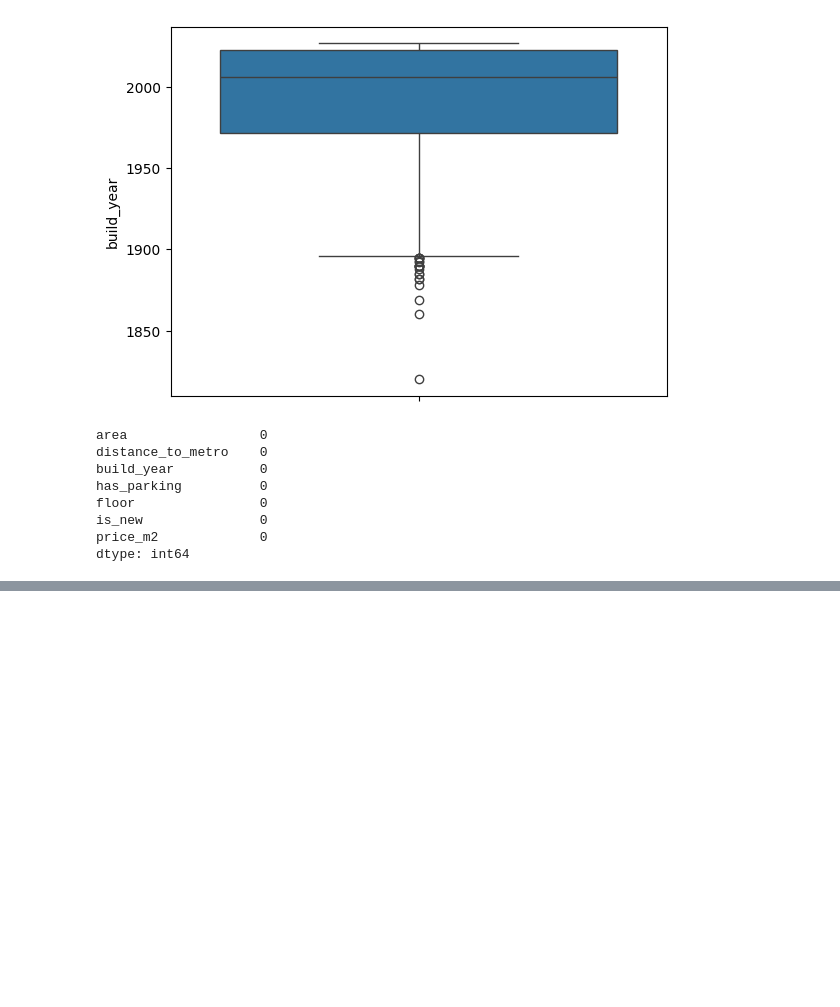
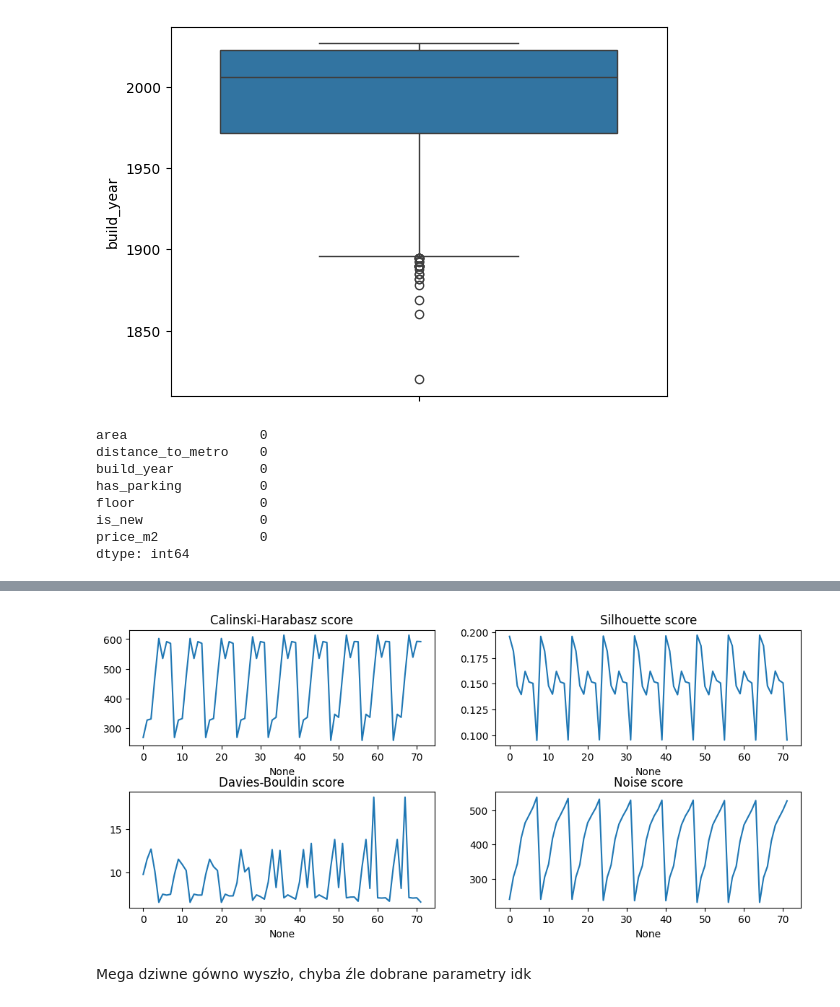
Before and after one commit to ThePhaseless/ProjectMAD, a Jupyter notebook: data_analysis.ipynb, the cells around one changed output, grey strips where cells are left out. Saved outputs shown, nothing was run; the diff lists cells and outputs as text; code cells hidden in the pictures; blank space fills up the shorter version.

```diff
--- a/data_analysis.ipynb
+++ b/data_analysis.ipynb
@@ -221,0 +266,32 @@ mpl.subplots_adjust(hspace=0.4)
+# %%
+
+DBScan_res = {"Calinski-Harabasz":[], "Silhouette":[],
+            "Davies-Bouldin":[], "Noise": []}
+
+#df processed ->  eps ~ 107 a nawet wiecej
+#df_cleaned (df_processed bez outliers i zeskalowane) -> małe epsilony
+
+epsilon = np.arange(107,111.5, 0.5)
+min_samples = np.arange(5, 20, 2)
+
+cartesian_product = np.array(np.meshgrid(epsilon, min_samples)).T.reshape(-1, 2)
+
+for epsilon, samples in cartesian_product:
+
+    dbscan = DBSCAN(eps = epsilon, min_samples= int(samples) , n_jobs = -1)
+    dbscan.fit_predict(df_processed)
+
+    """
+    if len(set(dbscan.labels_))> 1:
+        calculate_scores(df_processed, dbscan.labels_, DBScan_res)
+    else:
+        for score in list(DBScan_res.keys())[:-1]:
+            DBScan_res[score].append(None
+    """
+    calculate_scores(df_processed, dbscan.labels_, DBScan_res)
+    DBScan_res["Noise"].append(np.sum(dbscan.labels_ == -1))
+# %%
+cprod_df = pd.DataFrame(cartesian_product, columns=["epsilon", "min_samples"])
+dbscan_df = pd.DataFrame(DBScan_res)
+df_dbscan_results = pd.concat([cprod_df, dbscan_df], axis = 1)
+df_dbscan_results
@@ -221,0 +312,17 @@ mpl.subplots_adjust(hspace=0.4)
+# %%
+fig, axes = mpl.subplots(2, 2, figsize=(12, 5))
+
+
+for idx, score in enumerate(df_dbscan_results.columns[2:]):
+
+    posx, posy = int(idx >= 2), int(idx % 2)
+
+    sns.lineplot(x=df_dbscan_results.index, y=df_dbscan_results[score], ax=axes[posx, posy])
+    axes[posx, posy].set_ylabel("")
+    axes[posx, posy].set_title(score + " score")
+
+mpl.subplots_adjust(hspace=0.4)
+# %% [output]
+[figure, added]
+# %% [markdown]
+Mega dziwne gówno wyszło, chyba źle dobrane parametry idk
```
Also changed, not shown: parts of 10 cells of this notebook.
